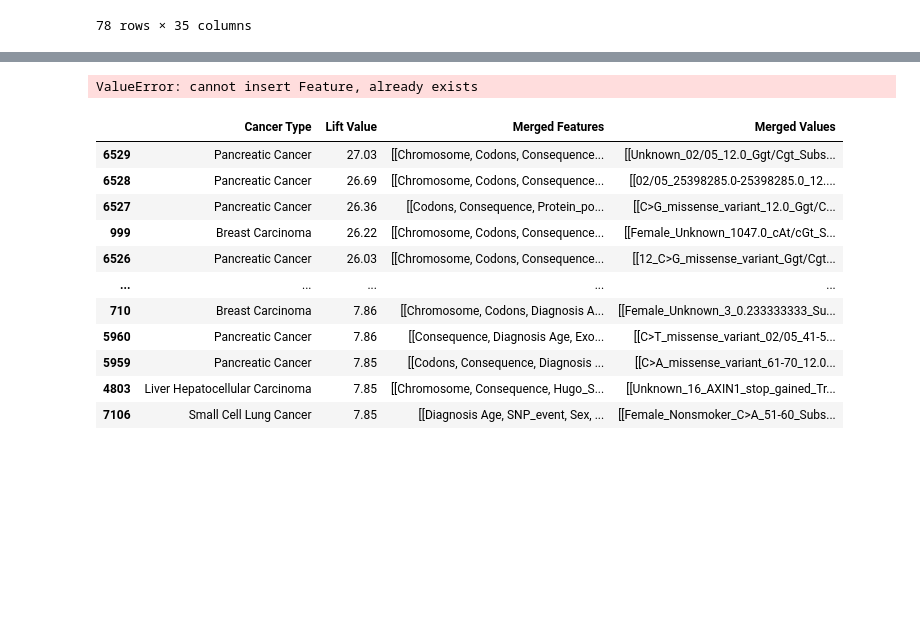
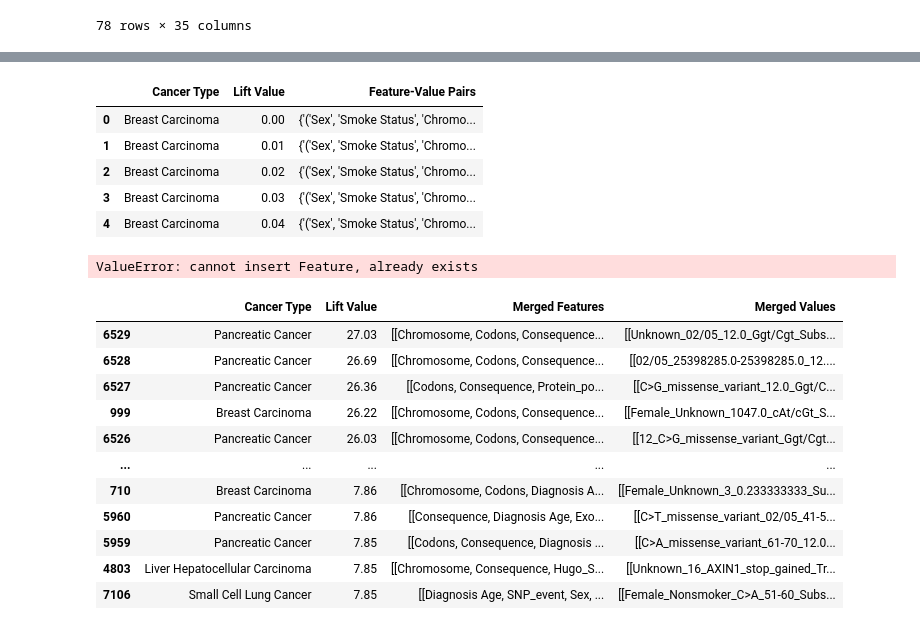
Before and after one commit to Taneun/OncoHypothesis-LLM-Ranker, a Jupyter notebook: pan_cancer/Lift.ipynb, the cells around one changed output, grey strips where cells are left out. Cells and saved outputs as stored; diff of their text form; code cells hidden in the pictures; blank space fills up the shorter version.

```diff
--- a/pan_cancer/Lift.ipynb
+++ b/pan_cancer/Lift.ipynb
@@ -186,6 +265,15 @@ lift_df.sort_values(by="Lift Value", ascending=False).head(1000)
 df_combined = lift_df.groupby(["Cancer Type", "Lift Value"]).apply(
     lambda x: dict(zip(x["Feature Combination"], x["Feature"]))
 ).reset_index(name="Feature-Value Pairs")
+# %%
+df_combined.head()
+# %% [output]
+|  | Cancer Type | Lift Value | Feature-Value Pairs |
+| 0 | Breast Carcinoma | 0.00 | {'('Sex', 'Smoke Status', 'Chromo... |
+| 1 | Breast Carcinoma | 0.01 | {'('Sex', 'Smoke Status', 'Chromo... |
+| 2 | Breast Carcinoma | 0.02 | {'('Sex', 'Smoke Status', 'Chromo... |
+| 3 | Breast Carcinoma | 0.03 | {'('Sex', 'Smoke Status', 'Chromo... |
+| 4 | Breast Carcinoma | 0.04 | {'('Sex', 'Smoke Status', 'Chromo... |
 # %%
 df = lift_df.copy()
 # %%
```
Also changed, not shown: parts of 10 cells of this notebook, 5 other files.
